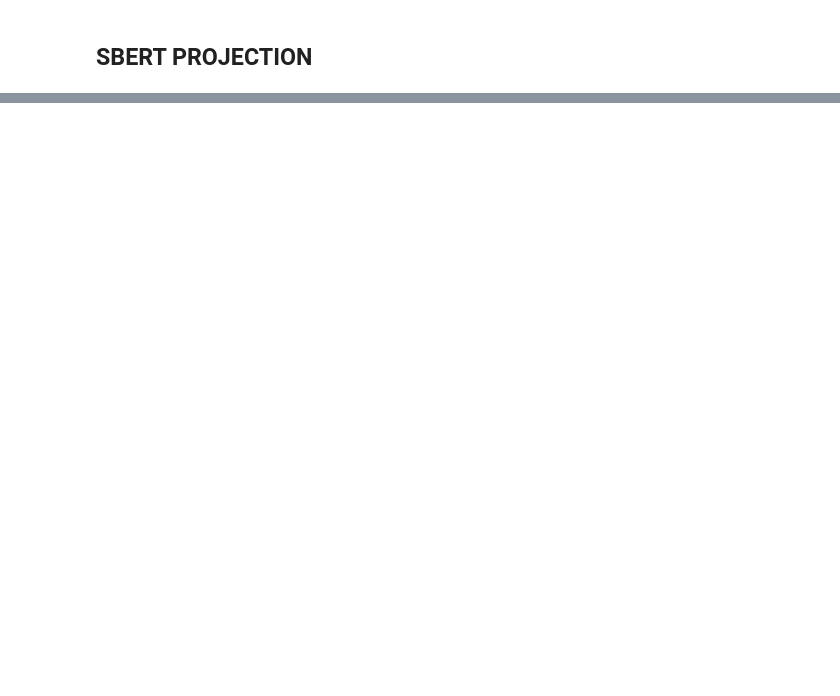
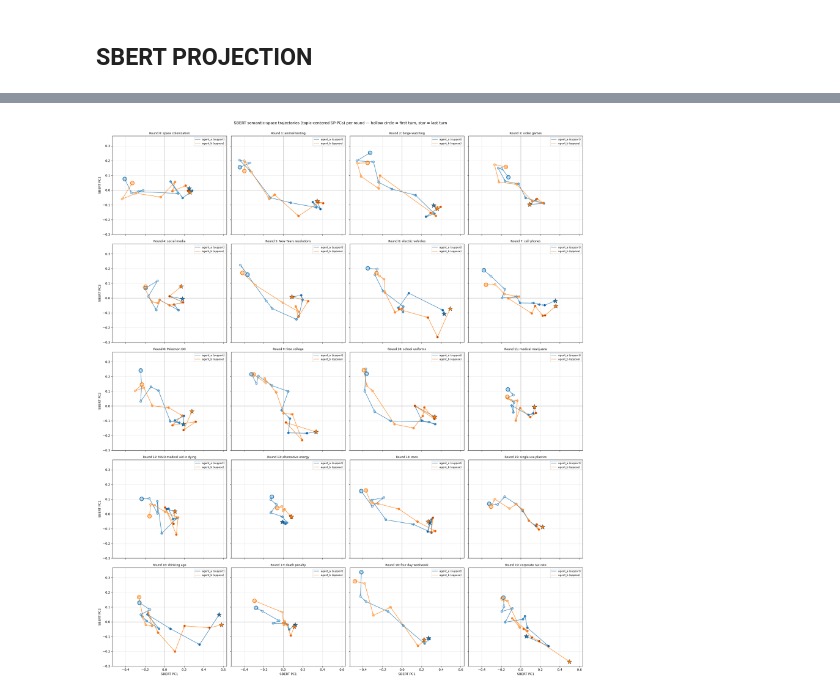
Before and after one commit to Vincc/multi-turn-persona-drift, a Jupyter notebook: persona_drift/analysis.ipynb, the cells around one changed output, grey strips where cells are left out. Cells and saved outputs as stored; diff of their text form; code cells hidden in the pictures; blank space fills up the shorter version.

```diff
--- a/persona_drift/analysis.ipynb
+++ b/persona_drift/analysis.ipynb
@@ -127,0 +173,53 @@ print(f"wrote records_sbert.jsonl + sbert_centered_embeddings.npy to {RUN_DIR}")
+# %%
+df = pd.read_json(Path(RUN_DIR) / "records_sbert.jsonl", lines=True)
+df["round_id"] = df["round_id"].astype(str)
+
+STANCE = {"agent_a": "support", "agent_b": "oppose"}
+COLOR = {"agent_a": "tab:blue", "agent_b": "tab:orange"}
+CMAP = {"agent_a": "Blues", "agent_b": "Oranges"}
+
+rounds = sorted(df["round_id"].unique(), key=lambda r: int(r))
+ncols = min(4, len(rounds))
+nrows = -(-len(rounds) // ncols)
+fig, axes = plt.subplots(nrows, ncols, figsize=(5.5 * ncols, 5 * nrows),
+                         sharex=True, sharey=True, squeeze=False)
+
+for ax, rnd in zip(axes.flat, rounds):
+    sub = df[df["round_id"] == rnd]
+    for speaker, grp in sub.groupby("speaker"):
+        grp = grp.sort_values("turn")
+        c = COLOR[speaker]
+        x, y = grp["sbert_pc1"].values, grp["sbert_pc2"].values
+
+        ax.plot(x, y, color=c, alpha=0.6, lw=1.5,
+                label=f"{speaker} ({STANCE[speaker]})", zorder=2)
+        for i in range(len(x) - 1):
+            ax.annotate("", xy=(x[i + 1], y[i + 1]), xytext=(x[i], y[i]),
+                        arrowprops=dict(arrowstyle="->", color=c, alpha=0.6, lw=1.2))
+        ax.scatter(x, y, c=grp["turn"], cmap=CMAP[speaker],
+                   vmin=-2, vmax=grp["turn"].max() + 1,
+                   s=45, edgecolors=c, linewidths=0.8, zorder=3)
+        ax.scatter(x[0], y[0], marker="o", s=140, facecolors="none",
+                   edgecolors=c, linewidths=2, zorder=4)
+        ax.scatter(x[-1], y[-1], marker="*", s=260, color=c,
+                   edgecolors="k", linewidths=0.5, zorder=4)
+
+    ax.set_title(f"Round {rnd}: {sub['topic'].iloc[0][:60]}", fontsize=9)
+    ax.axhline(0, color="gray", lw=0.5)
+    ax.axvline(0, color="gray", lw=0.5)
+    ax.grid(alpha=0.3)
+    ax.legend(fontsize=8, loc="best")
+
+for ax in axes.flat[len(rounds):]:
+    ax.set_visible(False)
+for ax in axes[-1]:
+    ax.set_xlabel("SBERT PC1")
+for row in axes:
+    row[0].set_ylabel("SBERT PC2")
+
+fig.suptitle("SBERT semantic-space trajectories (topic-centered SP-PCs) per round — "
+             "hollow circle = first turn, star = last turn", y=1.0)
+plt.tight_layout()
+plt.show()
+# %% [output]
+[figure, added]
```
Also changed, not shown: parts of 8 cells of this notebook, 5 other files.
